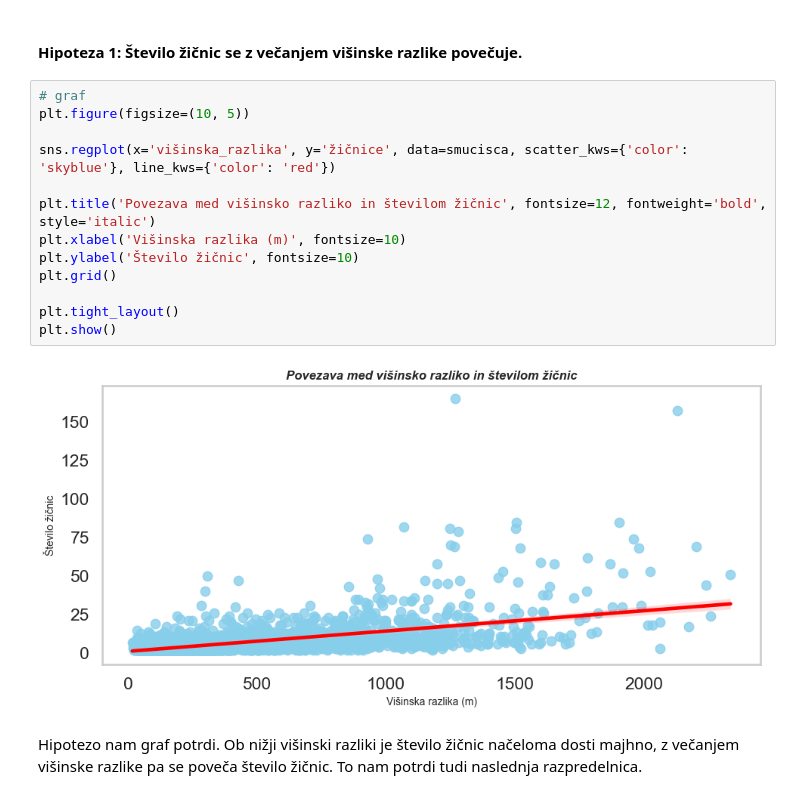
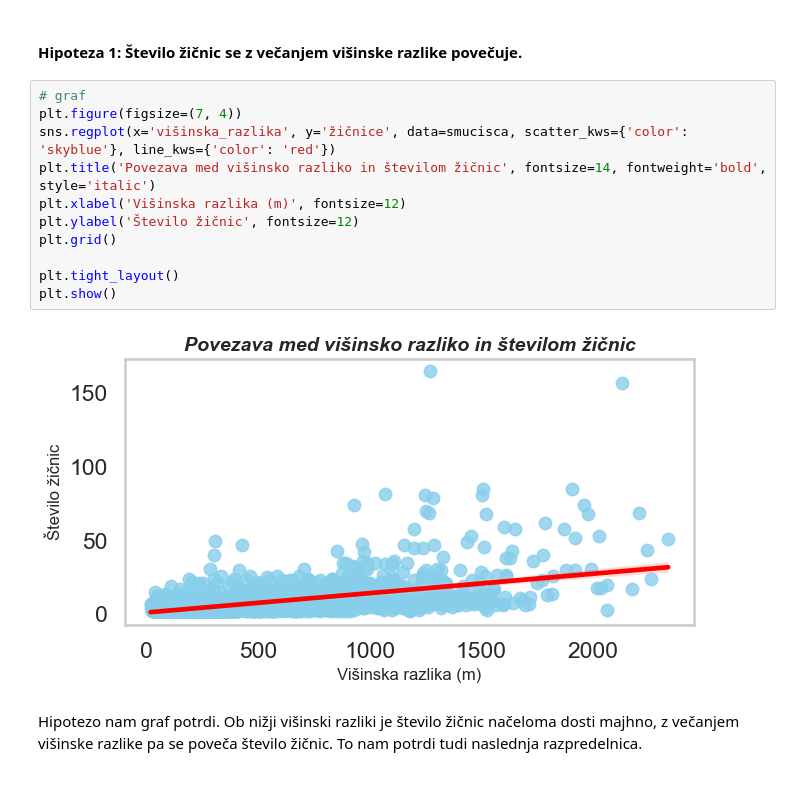
Before and after one commit to NejcZibret/ProjektnaNaloga2024, a Jupyter notebook: analiza.ipynb, the cells around one changed output. Saved outputs shown, nothing was run; the diff lists cells and outputs as text.

```diff
--- a/analiza.ipynb
+++ b/analiza.ipynb
@@ -342,19 +329,17 @@ rezultat1.tail(10)
 <h4>Hipoteza 1: Število žičnic se z večanjem višinske razlike povečuje.</h4>
 # %%
 # graf
-plt.figure(figsize=(10, 5))
-
+plt.figure(figsize=(7, 4))
 sns.regplot(x='višinska_razlika', y='žičnice', data=smucisca, scatter_kws={'color': 'skyblue'}, line_kws={'color': 'red'})
-
-plt.title('Povezava med višinsko razliko in številom žičnic', fontsize=12, fontweight='bold', style='italic')
-plt.xlabel('Višinska razlika (m)', fontsize=10)
-plt.ylabel('Število žičnic', fontsize=10)
+plt.title('Povezava med višinsko razliko in številom žičnic', fontsize=14, fontweight='bold', style='italic')
+plt.xlabel('Višinska razlika (m)', fontsize=12)
+plt.ylabel('Število žičnic', fontsize=12)
 plt.grid()
 
 plt.tight_layout()
 plt.show()
 # %% [output]
-[figure, old version]
+[figure, new version]
 # %% [markdown]
 Hipotezo nam graf potrdi. Ob nižji višinski razliki je število žičnic načeloma dosti majhno, z večanjem višinske razlike pa se poveča število žičnic. To nam potrdi tudi naslednja razpredelnica.
 # %%
```
Also changed, not shown: parts of 34 cells of this notebook.
